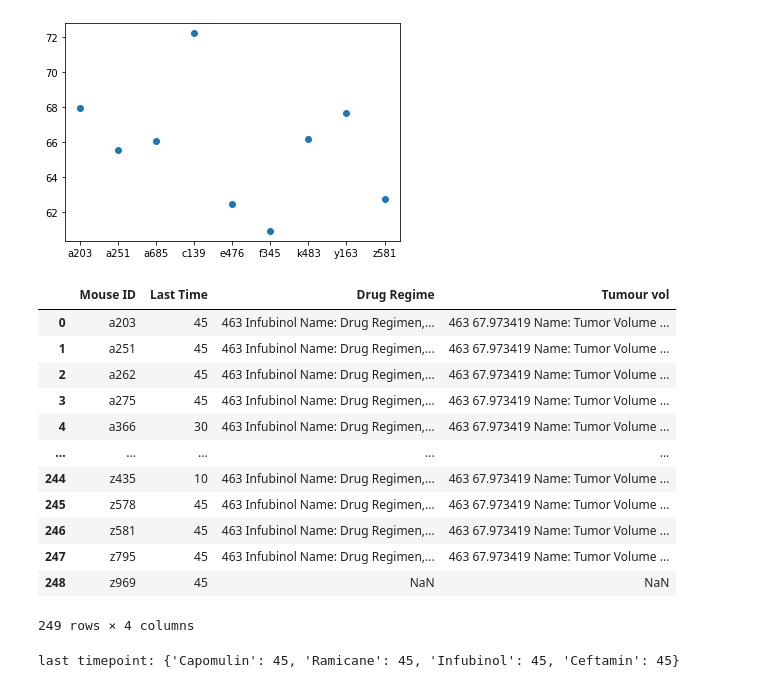
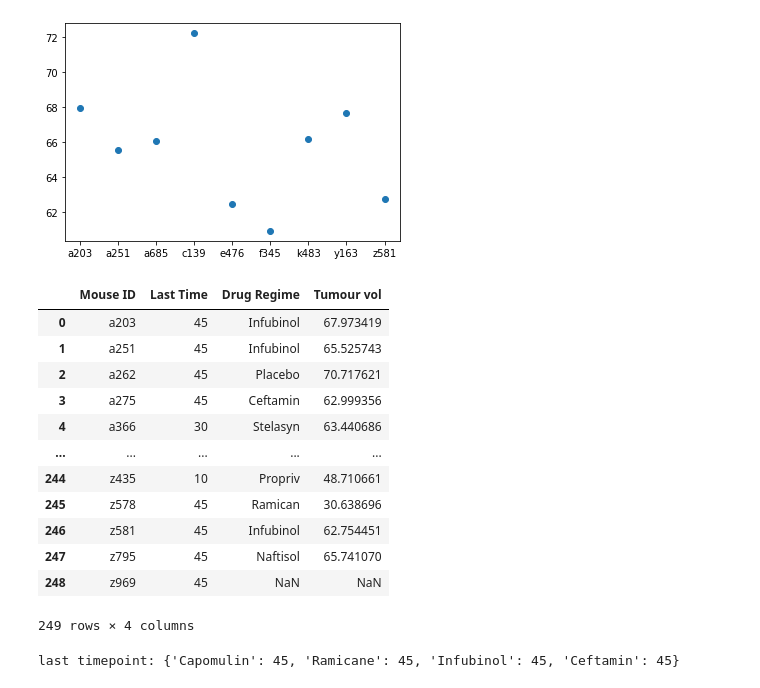
Before and after one commit to sarahDH615/matplotlib_challenge, a Jupyter notebook: pymaceuticals_starter_edited.ipynb, the cells around one changed output. Saved outputs shown, nothing was run; the diff lists cells and outputs as text; code cells hidden in the pictures.

```diff
--- a/pymaceuticals_starter_edited.ipynb
+++ b/pymaceuticals_starter_edited.ipynb
@@ -240,50 +239,64 @@ plt.scatter(x_vals, y_vals)
 # %%
 # Calculate the final tumor volume of each mouse across four of the treatment regimens:
 # Capomulin, Ramicane, Infubinol, and Ceftamin
 
 # Start by getting the last (greatest) timepoint for each mouse
 mIDgroup_df = no_dups_df.groupby('Mouse ID')
 sub_mID = mIDgroup_df['Timepoint (Days)'].max()
 
 
 mIDlist = []
 lasttimelist = []
 regime_names = []
 tumour_vols = []
 
 def get_regime_tumour(name, day):
-    mask = (no_dups_df['Mouse ID'] == mIDlist[0]) & (no_dups_df['Timepoint (Days)'] == lasttimelist[0])
+    mask = (no_dups_df['Mouse ID'] == name) & (no_dups_df['Timepoint (Days)'] == day)
+    #& ((no_dups_df["Drug Regimen"] == "Capomulin") | (no_dups_df["Drug Regimen"] == "Ramicane") | (no_dups_df["Drug Regimen"] == "Infubinol") | (no_dups_df["Drug Regimen"] == "Ceftamin"))
     no_dups_df.loc[mask, :]
-    regime_names.append(no_dups_df.loc[mask, 'Drug Regimen'])
-    tumour_vols.append(no_dups_df.loc[mask, 'Tumor Volume (mm3)'])
+    regime_names.append(str(no_dups_df.loc[mask, 'Drug Regimen']).split(' ')[4].rstrip('\nName:'))
+    tumour_vols.append(float(str(no_dups_df.loc[mask, 'Tumor Volume (mm3)']).split(' ')[4].rstrip('\nName:')))
 
-for x in range(0, len(last_time)):
-    mIDlist.append(last_time.index[x])
-    lasttimelist.append(last_time[x])
+for x in range(0, len(sub_mID)):
+    mIDlist.append(sub_mID.index[x])
+    lasttimelist.append(sub_mID[x])
 for x in range(0, (len(mIDlist) - 1)):
     mid = mIDlist[x]
     time = lasttimelist[x]
     get_regime_tumour(mid, time)
 
-mid_series = pd.Series(mIDlist)
-lasttime_series = pd.Series(lasttimelist)
-regime_series = pd.Series(regime_names)
-tumour_series = pd.Series(tumour_vols)
+mid_series = pd.Series(mIDlist, dtype='object')
+lasttime_series = pd.Series(lasttimelist, dtype='object')
+regime_series = pd.Series(regime_names, dtype='object')
+tumour_series = pd.Series(tumour_vols, dtype='float')
 
 table = pd.DataFrame({'Mouse ID': mid_series, 'Last Time': lasttime_series, 'Drug Regime': regime_series, 'Tumour vol': tumour_series})
 table
+#mask = (no_dups_df['Mouse ID'] == mIDlist[38]) & (no_dups_df['Timepoint (Days)'] == lasttimelist[38])
+#gest = (str(no_dups_df.loc[mask, 'Drug Regimen']).split(' '))[4].rstrip('\nName:')
+#gest_string = str(gest)
+#gest_split = gest_string.split(' ')
+#gest_split[4].rstrip('\nName:')
+#gest
+
+#str(regime_names[0]).split(' ')[4].rstrip('\nName:')
+#float(str(tumour_vols[0]).split(' ')[4].rstrip('\nName:'))
+#float(str(no_dups_df.loc[mask, 'Tumor Volume (mm3)']).split(' ')[4].rstrip('\nName:'))
+
+#regime_names.append(no_dups_df.loc[mask, 'Drug Regimen'])
+#tumour_vols.append(no_dups_df.loc[mask, 'Tumor Volume (mm3)'])
 # %% [output]
 |  | Mouse ID | Last Time | Drug Regime | Tumour vol |
-| 0 | a203 | 45 | 463 Infubinol Name: Drug Regimen,... | 463 67.973419 Name: Tumor Volume ... |
-| 1 | a251 | 45 | 463 Infubinol Name: Drug Regimen,... | 463 67.973419 Name: Tumor Volume ... |
-| 2 | a262 | 45 | 463 Infubinol Name: Drug Regimen,... | 463 67.973419 Name: Tumor Volume ... |
-| 3 | a275 | 45 | 463 Infubinol Name: Drug Regimen,... | 463 67.973419 Name: Tumor Volume ... |
-| 4 | a366 | 30 | 463 Infubinol Name: Drug Regimen,... | 463 67.973419 Name: Tumor Volume ... |
+| 0 | a203 | 45 | Infubinol | 67.973419 |
+| 1 | a251 | 45 | Infubinol | 65.525743 |
+| 2 | a262 | 45 | Placebo | 70.717621 |
+| 3 | a275 | 45 | Ceftamin | 62.999356 |
+| 4 | a366 | 30 | Stelasyn | 63.440686 |
 | ... | ... | ... | ... | ... |
-| 244 | z435 | 10 | 463 Infubinol Name: Drug Regimen,... | 463 67.973419 Name: Tumor Volume ... |
-| 245 | z578 | 45 | 463 Infubinol Name: Drug Regimen,... | 463 67.973419 Name: Tumor Volume ... |
-| 246 | z581 | 45 | 463 Infubinol Name: Drug Regimen,... | 463 67.973419 Name: Tumor Volume ... |
-| 247 | z795 | 45 | 463 Infubinol Name: Drug Regimen,... | 463 67.973419 Name: Tumor Volume ... |
+| 244 | z435 | 10 | Propriv | 48.710661 |
+| 245 | z578 | 45 | Ramican | 30.638696 |
+| 246 | z581 | 45 | Infubinol | 62.754451 |
+| 247 | z795 | 45 | Naftisol | 65.741070 |
 | 248 | z969 | 45 | NaN | NaN |
 249 rows × 4 columns
 # %%
```
Also changed, not shown: parts of 1 cell of this notebook.
